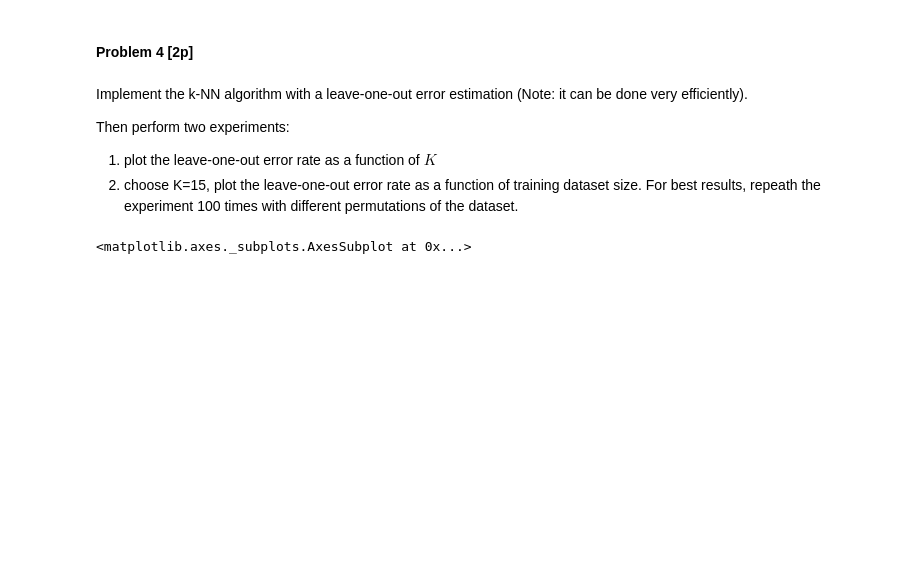
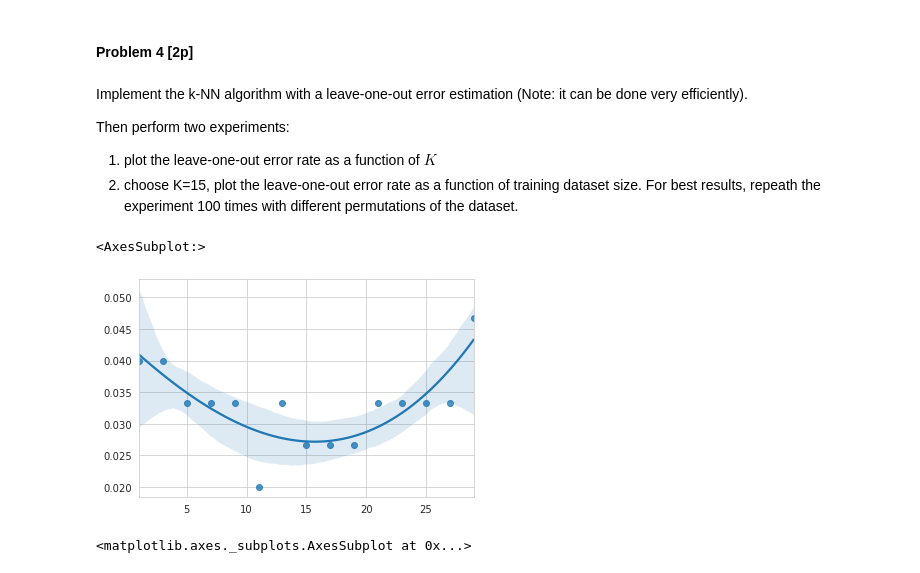
Before and after one commit to lekcyjna123/ml_uwr, a Jupyter notebook: assignment1/Assignment1.ipynb, the cells around one changed output. Saved outputs shown, nothing was run; the diff lists cells and outputs as text; code cells hidden in the pictures; blank space fills up the shorter version.

```diff
--- a/assignment1/Assignment1.ipynb
+++ b/assignment1/Assignment1.ipynb
@@ -598,6 +585,24 @@ Implement the k-NN algorithm with a leave-one-out error estimation (Note: it can
 Then perform two experiments:
 1. plot the leave-one-out error rate as a function of $K$
 2. choose K=15, plot the leave-one-out error rate as a function of training dataset size. For best results, repeath the experiment 100 times with different permutations of the dataset.
+# %%
+def KNNlooErrRate(K, points, labels, f_odl):
+    "Take points as array with variables in rows and observations in columns."
+    N=np.size(labels)
+    odl=f_odl(points, points)
+    odl[(range(0,N),range(0,N))]=np.finfo(np.float64).max
+    indeksyNajblizszych=np.zeros((K,N), dtype=np.int64)
+    for i in range(K):
+        indeksyNajblizszych[i,:]=np.argmin(odl,axis=0)
+        odl[(indeksyNajblizszych[i,:],range(N))]=np.finfo(np.float64).max
+    klasy=sstats.mode(labels[indeksyNajblizszych])[0][0]
+    return np.sum(np.array(klasy!=labels,dtype=int))/N
+# %%
+looErrRate=[KNNlooErrRate(k,iris_x.T, iris_y, kwdOdlEuklidesa) for k in range(1,30,2)]
+sns.regplot(y=looErrRate,x=np.arange(1,30,2),order=3)
+# %% [output]
+<AxesSubplot:>
+[figure, added]
 # %%
 # %% [output]
 <matplotlib.axes._subplots.AxesSubplot at 0x...>
```
Also changed, not shown: parts of 5 cells of this notebook.
